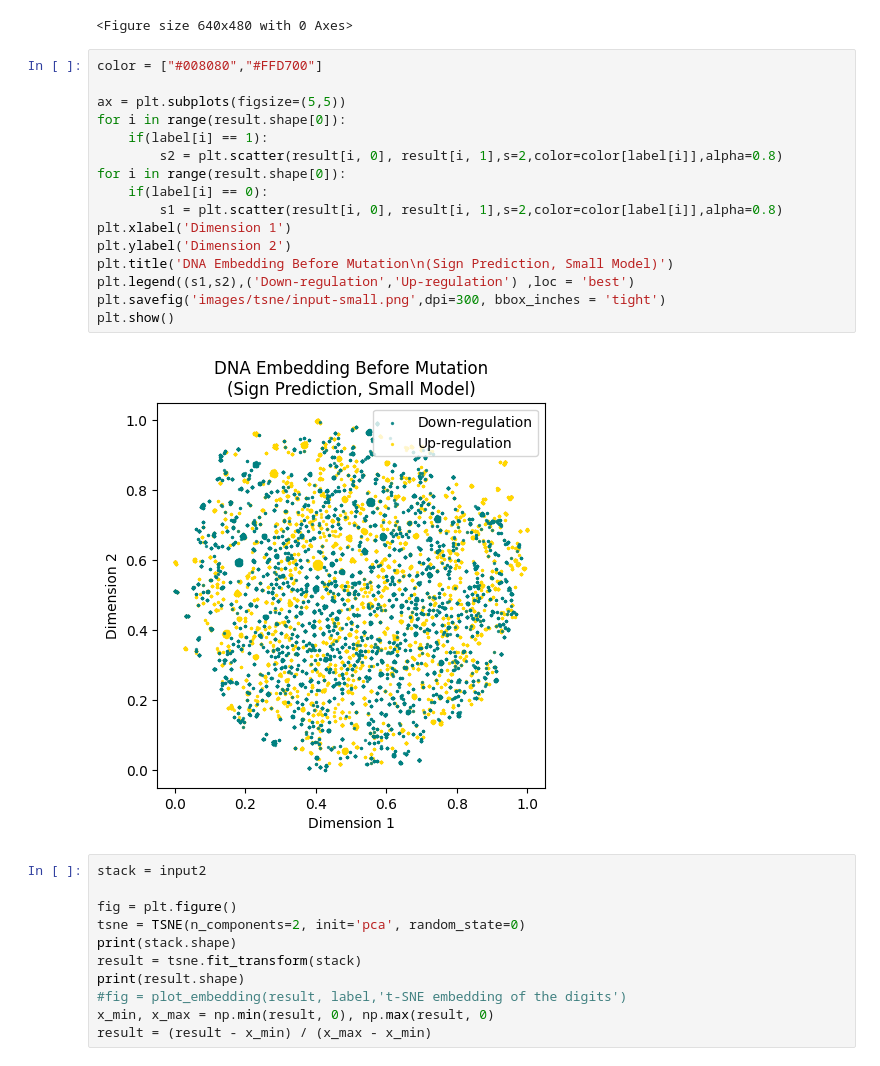
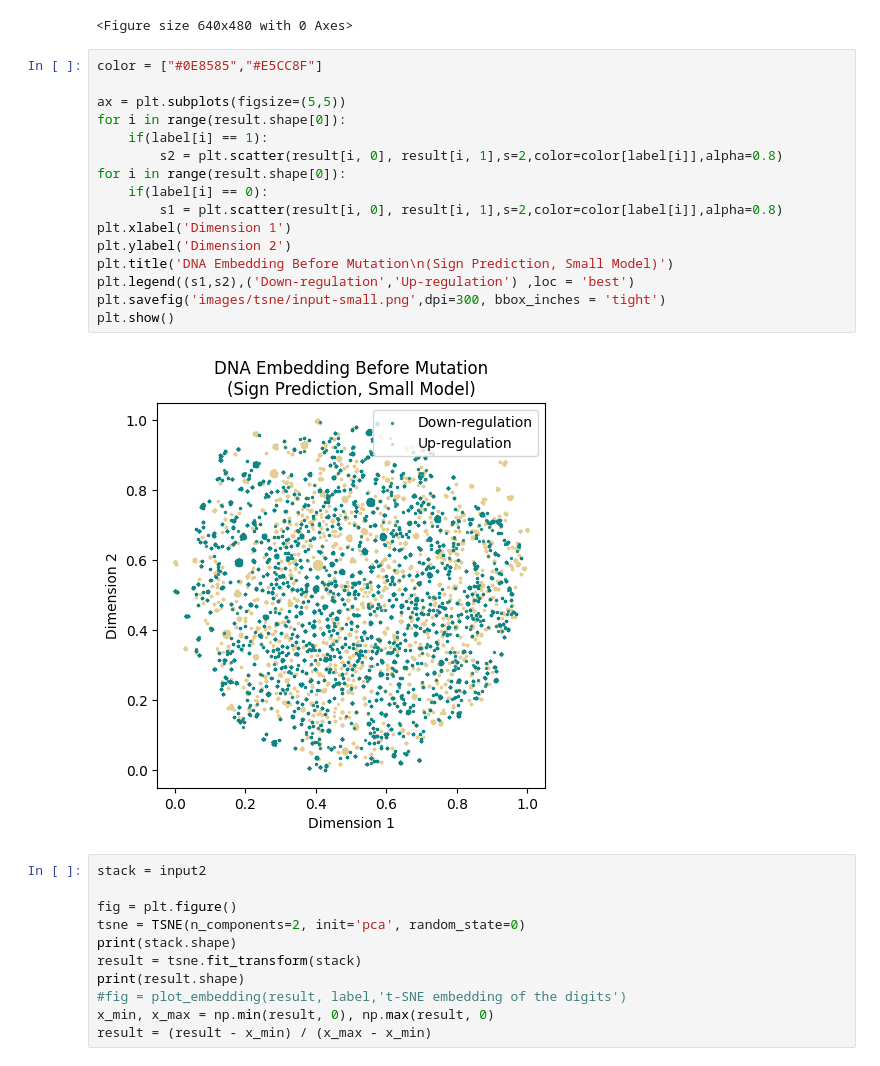
Before and after one commit to Liuzhe30/Methven, a Jupyter notebook: experiment/03-representation-visualization(sign-prediction).ipynb, the cells around one changed output. Cells and saved outputs as stored; diff of their text form.

```diff
--- a/experiment/03-representation-visualization(sign-prediction).ipynb
+++ b/experiment/03-representation-visualization(sign-prediction).ipynb
@@ -53,23 +53,23 @@ result = (result - x_min) / (x_max - x_min)
 (15899, 2)
 <Figure size 640x480 with 0 Axes>
 # %%
-color = ["#008080","#FFD700"]
+color = ["#0E8585","#E5CC8F"]
 
 ax = plt.subplots(figsize=(5,5))
 for i in range(result.shape[0]):
     if(label[i] == 1):
         s2 = plt.scatter(result[i, 0], result[i, 1],s=2,color=color[label[i]],alpha=0.8)
 for i in range(result.shape[0]):
     if(label[i] == 0):
         s1 = plt.scatter(result[i, 0], result[i, 1],s=2,color=color[label[i]],alpha=0.8)
 plt.xlabel('Dimension 1')
 plt.ylabel('Dimension 2')
 plt.title('DNA Embedding Before Mutation\n(Sign Prediction, Small Model)')
 plt.legend((s1,s2),('Down-regulation','Up-regulation') ,loc = 'best')
 plt.savefig('images/tsne/input-small.png',dpi=300, bbox_inches = 'tight')
 plt.show()
 # %% [output]
-[figure, old version]
+[figure, new version]
 # %%
 stack = input2
 
```
Also changed, not shown: parts of 5 cells of this notebook, 1 other file.
